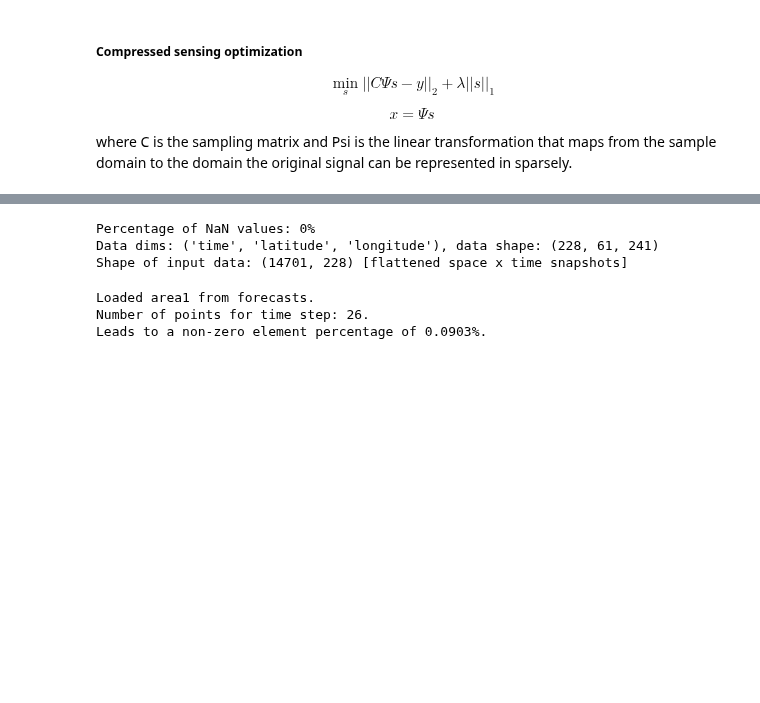
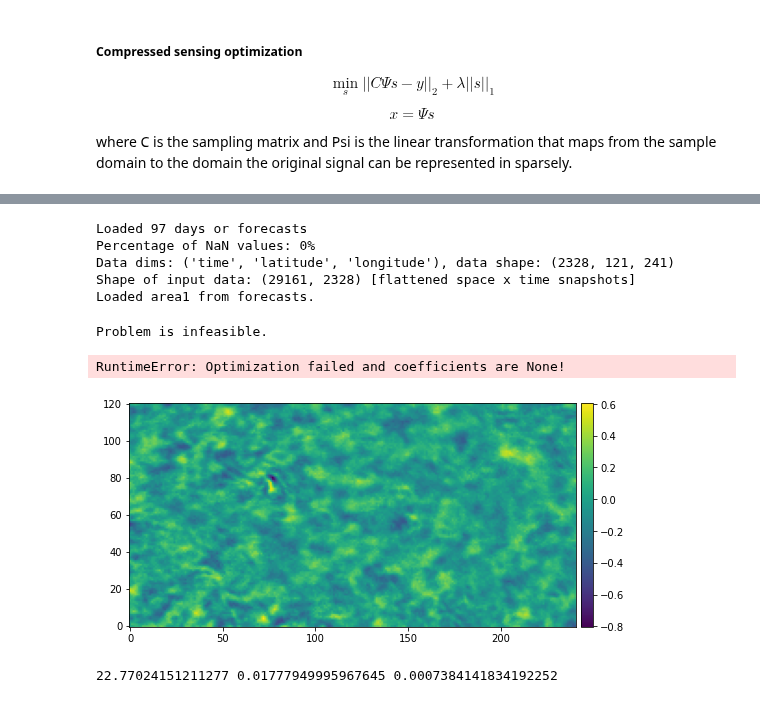
Before and after one commit to MariusWiggert/OceanPlatformControl, a Jupyter notebook: ocean_navigation_simulator/generative_error_model/notebooks/compressed_sensing.ipynb, the cells around one changed output, grey strips where cells are left out. Cells and saved outputs as stored; diff of their text form; code cells hidden in the pictures; blank space fills up the shorter version.

```diff
--- a/ocean_navigation_simulator/generative_error_model/notebooks/compressed_sensing.ipynb
+++ b/ocean_navigation_simulator/generative_error_model/notebooks/compressed_sensing.ipynb
@@ -175,35 +184,57 @@ RMSE: 0.0404.
 # %%
+from ocean_navigation_simulator.generative_error_model.Dataset import Dataset
+from ocean_navigation_simulator.generative_error_model.compressed_sensing.compressed_sensing import perform_CS, perform_POD
+
 # load forecast data for area 1
 data_dir = "/home/jonas/Documents/Thesis/OceanPlatformControl/data/drifter_data/forecasts/area1"
-files = os.listdir(data_dir)
-data = xr.open_dataset(os.path.join(data_dir, files[0])).sel(longitude=slice(-140, -120), latitude=slice(10,20))
+files = sorted(os.listdir(data_dir))
+data = xr.open_dataset(os.path.join(data_dir, files[0])).sel(longitude=slice(-140, -120),
+                                                             latitude=slice(20, 30))
+if len(files) > 1:
+    data = data.isel(time=slice(0, 24))
+    for file in range(1, len(files)):
+        data_temp = xr.open_dataset(os.path.join(data_dir, files[file])).sel(longitude=slice(-140, -120), latitude=slice(20,30))
+        data = xr.concat([data, data_temp.isel(time=slice(0, 24))], dim="time")
 
-# get most dominant modes
-modes, eigvals, proj_coeffs, data, orig_data_shape = perform_POD(data, "utotal", 6)
+print(f"Loaded {round(len(data['time'])/24)} days or forecasts")
+
+# get most dominant modes from FC
+num_modes = data["utotal"].values.shape[0]
+num_modes = 500
+modes, eigvals, proj_coeffs, _, orig_data_shape = perform_POD(data, "utotal", num_modes)
+
+# load buoy-forecast error for area 1
+dataset = Dataset("data/drifter_data", "forecast", "area1")
+sparse_data = dataset.load_dataset(overlap=False, verbose=False)
 # %% [output]
+Loaded 97 days or forecasts
 Percentage of NaN values: 0%
-Data dims: ('time', 'latitude', 'longitude'), data shape: (228, 61, 241)
-Shape of input data: (14701, 228) [flattened space x time snapshots]
+Data dims: ('time', 'latitude', 'longitude'), data shape: (2328, 121, 241)
+Shape of input data: (29161, 2328) [flattened space x time snapshots]
+Loaded area1 from forecasts.
-# %%
-from ocean_navigation_simulator.generative_error_model.Dataset import Dataset
-
-# load buoy-forecast error for area 1
-dataset = Dataset("data/drifter_data", "forecast", "area1")
-sparse_data = dataset.load_dataset()
-
-# create hours column
-sparse_data["hour"] = sparse_data["time"].apply(lambda x: x[:13])
-hours = sorted(set(sparse_data["hour"].tolist()))
-sparse_data_time_step = sparse_data[sparse_data["hour"] == hours[0]]
-print(f"Number of points for time step: {sparse_data_time_step.shape[0]}.")
-print(f"Leads to a non-zero element percentage of {round(100*sparse_data_time_step.shape[0]/(20*12 * 10*12), 4)}%.")
-# %% [output]
-Loaded area1 from forecasts.
-Number of points for time step: 26.
-Leads to a non-zero element percentage of 0.0903%.
-# %%
-# use modes as basis matrix Psi
-Psi = modes
-
-# create the C matrix. Zero where there are no measurements and 1 where there exists a measurement
-# need to interpolate buoy positions to grid
+# %%
+basis_coeffs_list = []
+for i in range(24):
+    Psi, basis_coeffs = perform_CS(data, modes, sparse_data, time_step=i, vis_data=False, verbose=False)
+    basis_coeffs_list.append(basis_coeffs)
+# %% [output]
+Problem is infeasible.
+RuntimeError: Optimization failed and coefficients are None!
+# %%
+for time_step in range(24):
+    reconstructed_error = Psi @ basis_coeffs_list[time_step]
+    reconstructed_error = reconstructed_error.reshape(orig_data_shape[1:])
+
+    fig = plt.figure(figsize=(8, 8))
+    ax = plt.axes()
+    img = ax.imshow(reconstructed_error, origin="lower")
+    cax = fig.add_axes([ax.get_position().x1+0.01,ax.get_position().y0,0.02,ax.get_position().height])
+    plt.colorbar(img, cax=cax)
+    plt.show()
+
+    print(np.sqrt((reconstructed_error**2).sum()), reconstructed_error.var(), reconstructed_error.mean())
+
+    break
+# %% [output]
+[figure, added]
+22.77024151211277 0.01777949995967645 0.0007384141834192252
```
Also changed, not shown: parts of 5 cells of this notebook, 1 other file.
